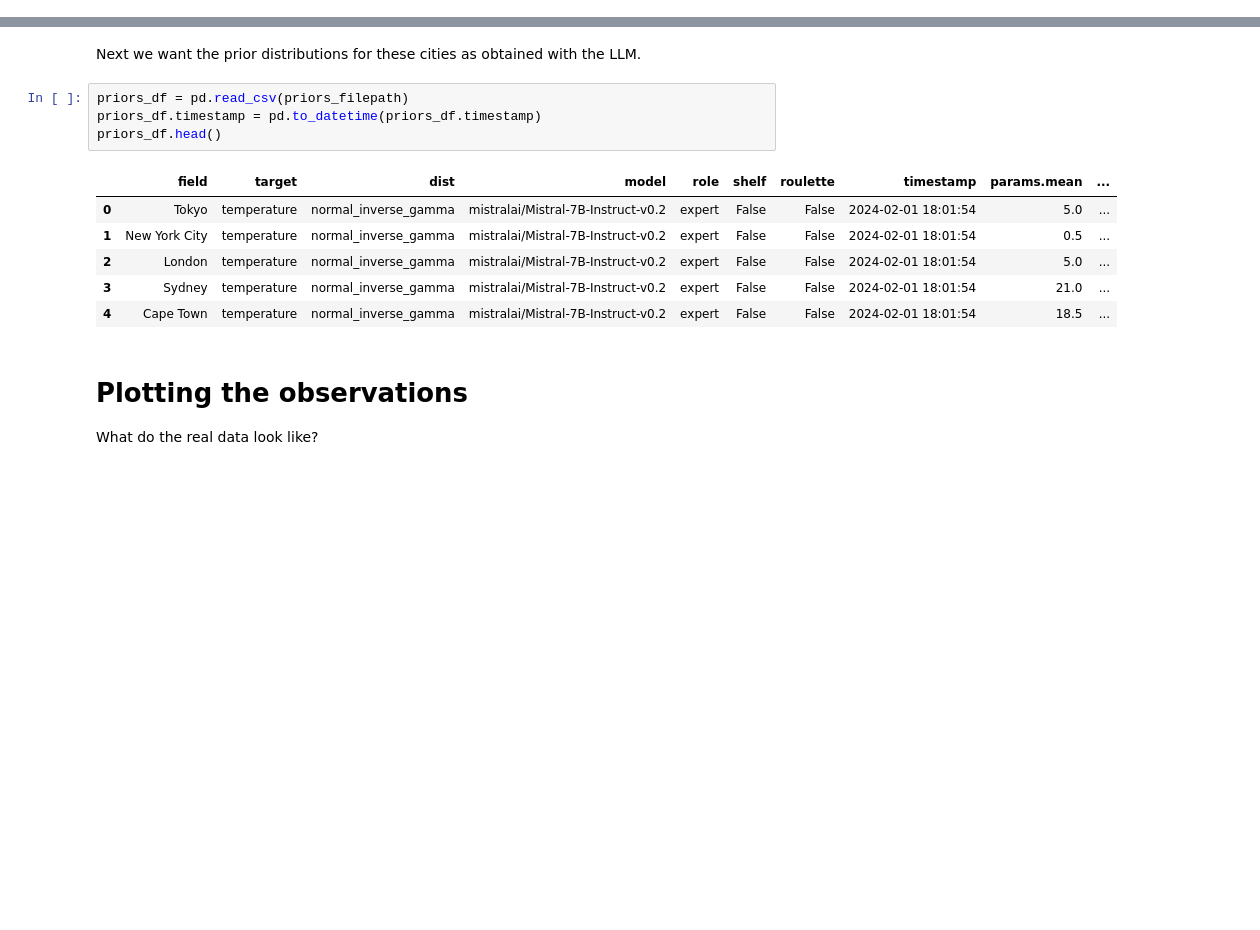
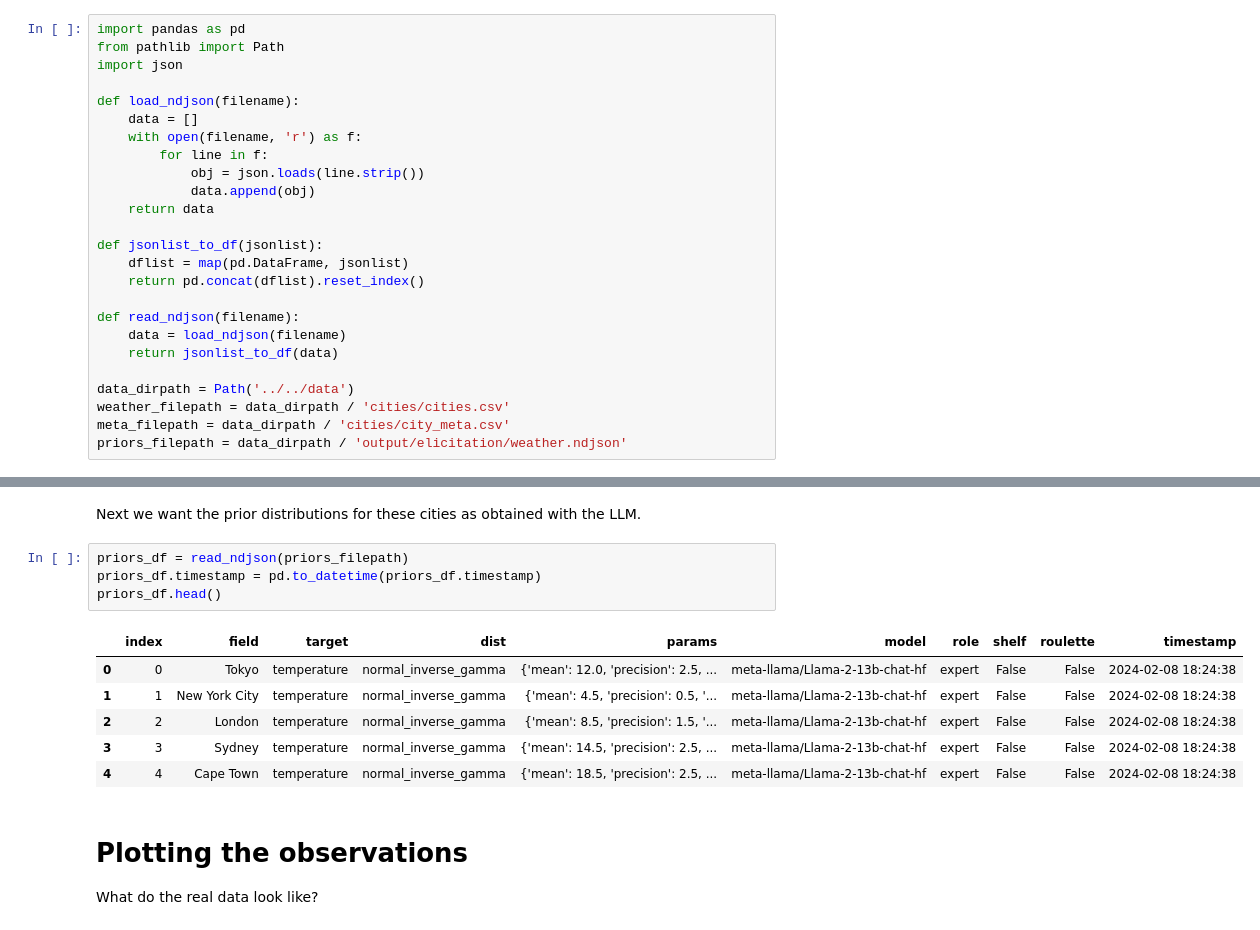
Before and after one commit to Selbosh/quantllm, a Jupyter notebook: scripts/elicitation/visualize.ipynb, the cells around one changed output, grey strips where cells are left out. Cells and saved outputs as stored; diff of their text form; blank space fills up the shorter version.

```diff
--- a/scripts/elicitation/visualize.ipynb
+++ b/scripts/elicitation/visualize.ipynb
@@ -18,0 +11,25 @@ priors_filepath = data_dirpath / 'output/elicitation/weather.csv'
+# %%
+import pandas as pd
+from pathlib import Path
+import json
+
+def load_ndjson(filename):
+    data = []
+    with open(filename, 'r') as f:
+        for line in f:
+            obj = json.loads(line.strip())
+            data.append(obj)
+    return data
+
+def jsonlist_to_df(jsonlist):
+    dflist = map(pd.DataFrame, jsonlist)
+    return pd.concat(dflist).reset_index()
+
+def read_ndjson(filename):
+    data = load_ndjson(filename)
+    return jsonlist_to_df(data)
+
+data_dirpath = Path('../../data')
+weather_filepath = data_dirpath / 'cities/cities.csv'
+meta_filepath = data_dirpath / 'cities/city_meta.csv'
+priors_filepath = data_dirpath / 'output/elicitation/weather.ndjson'
@@ -36,16 +76,16 @@ weather_df.head()
 # %% [markdown]
 Next we want the prior distributions for these cities as obtained with the LLM.
 # %%
-priors_df = pd.read_csv(priors_filepath)
+priors_df = read_ndjson(priors_filepath)
 priors_df.timestamp = pd.to_datetime(priors_df.timestamp)
 priors_df.head()
 # %% [output]
-|  | field | target | dist | model | role | shelf | roulette | timestamp | params.mean | ... |
-| 0 | Tokyo | temperature | normal_inverse_gamma | mistralai/Mistral-7B-Instruct-v0.2 | expert | False | False | 2024-02-01 18:01:54 | 5.0 | ... |
-| 1 | New York City | temperature | normal_inverse_gamma | mistralai/Mistral-7B-Instruct-v0.2 | expert | False | False | 2024-02-01 18:01:54 | 0.5 | ... |
-| 2 | London | temperature | normal_inverse_gamma | mistralai/Mistral-7B-Instruct-v0.2 | expert | False | False | 2024-02-01 18:01:54 | 5.0 | ... |
-| 3 | Sydney | temperature | normal_inverse_gamma | mistralai/Mistral-7B-Instruct-v0.2 | expert | False | False | 2024-02-01 18:01:54 | 21.0 | ... |
-| 4 | Cape Town | temperature | normal_inverse_gamma | mistralai/Mistral-7B-Instruct-v0.2 | expert | False | False | 2024-02-01 18:01:54 | 18.5 | ... |
+|  | index | field | target | dist | params | model | role | shelf | roulette | timestamp |
+| 0 | 0 | Tokyo | temperature | normal_inverse_gamma | {'mean': 12.0, 'precision': 2.5, ... | meta-llama/Llama-2-13b-chat-hf | expert | False | False | 2024-02-08 18:24:38 |
+| 1 | 1 | New York City | temperature | normal_inverse_gamma | {'mean': 4.5, 'precision': 0.5, '... | meta-llama/Llama-2-13b-chat-hf | expert | False | False | 2024-02-08 18:24:38 |
+| 2 | 2 | London | temperature | normal_inverse_gamma | {'mean': 8.5, 'precision': 1.5, '... | meta-llama/Llama-2-13b-chat-hf | expert | False | False | 2024-02-08 18:24:38 |
+| 3 | 3 | Sydney | temperature | normal_inverse_gamma | {'mean': 14.5, 'precision': 2.5, ... | meta-llama/Llama-2-13b-chat-hf | expert | False | False | 2024-02-08 18:24:38 |
+| 4 | 4 | Cape Town | temperature | normal_inverse_gamma | {'mean': 18.5, 'precision': 2.5, ... | meta-llama/Llama-2-13b-chat-hf | expert | False | False | 2024-02-08 18:24:38 |
 # %% [markdown]
 # Plotting the observations
 
```
Also changed, not shown: parts of 51 cells of this notebook, 2 other files.
